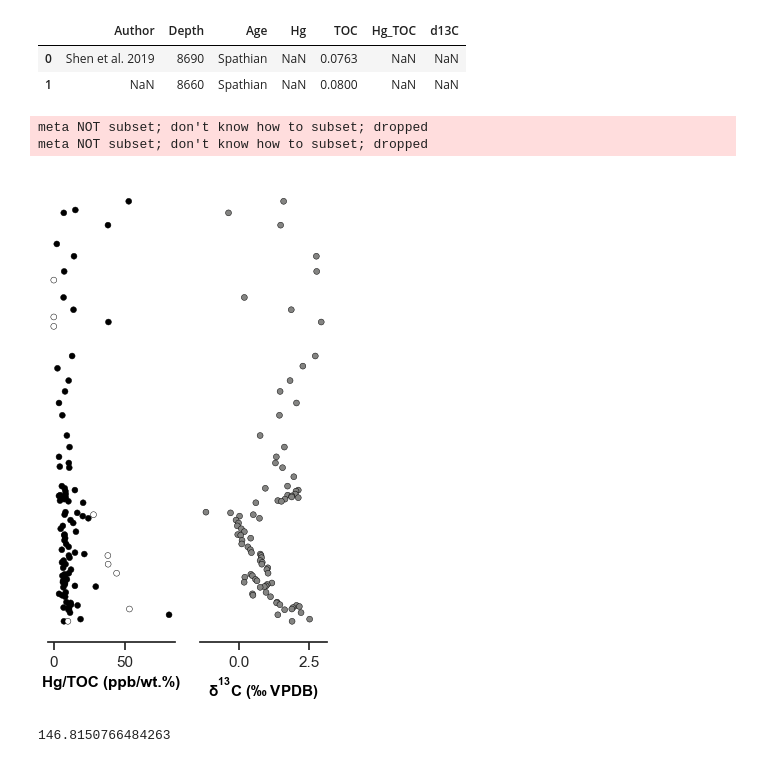
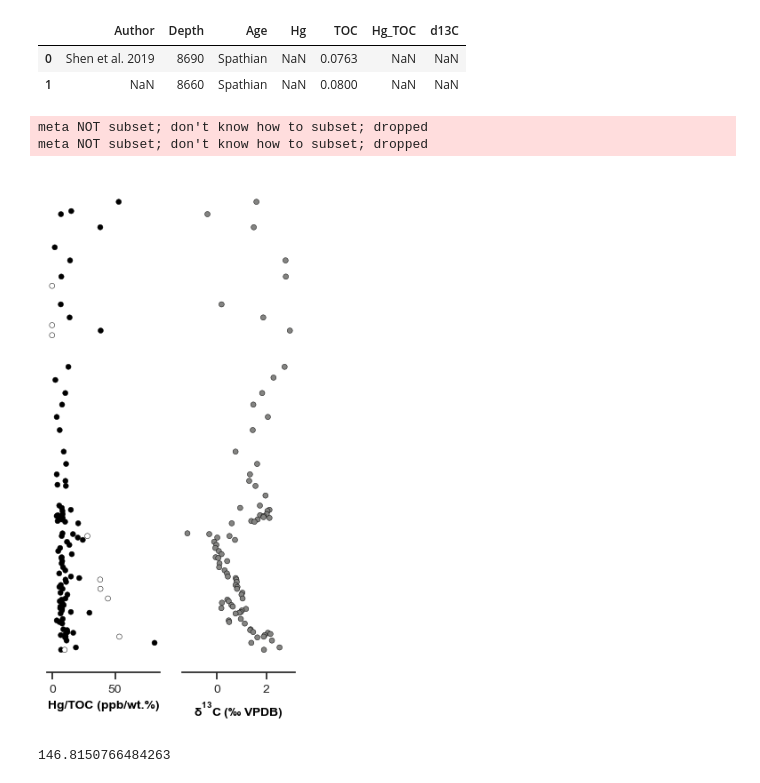
Before and after one commit to oluwaseun-edward/notebooks, a Jupyter notebook: lit_data.ipynb, the cells around one changed output. Cells and saved outputs as stored; diff of their text form; code cells hidden in the pictures.

```diff
--- a/lit_data.ipynb
+++ b/lit_data.ipynb
@@ -64,5 +62,5 @@ ax1.set_xticks([0, 50, 100, 150])
 # %%
-fig, axes = plt.subplots(figsize=(4, 7), nrows=1, ncols = 2, sharey=True)
+fig, axes = plt.subplots(figsize=(3.6, 5.6), nrows=1, ncols = 2, sharey=True)
 ax0, ax1 = axes
 
 ax_list = [ax0, ax0, ax1]
@@ -109,12 +107,12 @@ Hg_TOC = gur.Hg_TOC
 err199 = gur.D199_2se
 d13C = gur.d13C
 # %%
-fig, axes = plt.subplots(figsize=(4, 7), nrows=1, ncols=2, sharey=True)
+fig, axes = plt.subplots(figsize=(3.4, 6), nrows=1, ncols=2, sharey=True)
 ax0, ax1 = axes
 
-ax_list = [ax0, ax0, ax1]
-plt_list = [Hg, Hg_TOC, D199]
-labels = ["Hg (ppb)", "Hg/TOC (ppb/wt.%)", "$\Delta^{199}Hg\;(‰)$"]
+ax_list = [ax0, ax1]
+plt_list = [Hg, D199]
+labels = ["Hg (ppb)", "$\Delta^{199}Hg\;(‰)$"]
 colors = ["black", "white", "black"]
 # remove the y-axis ticks and y-axis itself.
 sns.despine(left=True, right=True, top=True, bottom=False)
@@ -122,15 +120,15 @@ plt.yticks([])
 
 for i in range(len(ax_list)):
     sns.scatterplot(data=gur, x=plt_list[i], y=depth, ax=ax_list[i],
-                    color=colors[i], legend=False, edgecolor='black',
+                    color='black', legend=False, edgecolor='black',
                     size=20,
                     )
     ax_list[i].tick_params(labelsize=10)
     ax_list[i].set_xlabel(labels[i], fontsize=10, c="black", fontweight="bold")
 ax1.errorbar(xerr=err199, y=depth, x=D199, ecolor="black", color="black",
              linestyle='none', elinewidth=0.7, capthick=0.5, mec='black')
-ax0.set_xticks([0, 30, 60, 90], c="black")
+# ax0.set_xticks([0, 20, 40], c="black")
 ax1.axvline(x=-.05, linestyle='--', color='black', linewidth=1)
 ax1.axvline(x=.05, linestyle='--', color='black', linewidth=1)
-# plt.savefig(f'{save_path}Guryul.pdf')
+plt.savefig(f'{save_path}Guryul.pdf')
 # %% [output]
@@ -139,11 +138,11 @@ ax1.axvline(x=.05, linestyle='--', color='black', linewidth=1)
 # %%
-fig, axes = plt.subplots(figsize=(4, 7), nrows=1, ncols=2, sharey=True)
+fig, axes = plt.subplots(figsize=(3.4, 6), nrows=1, ncols=2, sharey=True)
 ax0, ax1 = axes
 
-ax_list = [ax0, ax0, ax1]
-plt_list = [Hg, Hg_TOC, d13C]
-labels = ["Hg (ppb)", "Hg/TOC (ppb/wt.%)", "$\delta^{13}C\;(‰\;VPDB)$"]
-colors = ["black", "white", "#848482"]
+ax_list = [ax0, ax1]
+plt_list = [Hg, d13C]
+labels = ["Hg (ppb)", "$\delta^{13}C\;(‰\;VPDB)$"]
+colors = ["black", "#848482"]
 # remove the y-axis ticks and y-axis itself.
 sns.despine(left=True, right=True, top=True, bottom=False)
 plt.yticks([])
@@ -153,8 +152,8 @@ for i in range(len(ax_list)):
                     color=colors[i], legend=False, edgecolor='black',
                     size=20,
                     )
-    ax_list[i].tick_params(labelsize=11)
-    ax_list[i].set_xlabel(labels[i], fontsize=11, c="black", fontweight="bold")
-ax0.set_xticks([0, 30, 60, 90], c="black")
-# plt.savefig(f'{save_path}Guryul-corr.pdf')
+    ax_list[i].tick_params(labelsize=10)
+    ax_list[i].set_xlabel(labels[i], fontsize=10, c="black", fontweight="bold")
+# ax0.set_xticks([0, 20, 40], c="black")
+plt.savefig(f'{save_path}Guryul-corr.pdf')
 # %% [output]
@@ -326,21 +323,21 @@ zd.head(2)
 | 0 | Shen et al. 2019 | 8690 | Spathian | NaN | 0.0763 | NaN | NaN |
 | 1 | NaN | 8660 | Spathian | NaN | 0.0800 | NaN | NaN |
 # %%
-fig, axes = plt.subplots(figsize=(3.6, 6), nrows=1, ncols=2, sharey=True)
+fig, axes = plt.subplots(figsize=(3.6, 7.2), nrows=1, ncols=2, sharey=True)
 ax0, ax1 = axes
 ax_list = [ax0, ax0, ax1]
 plt_list = [zd.Hg, zd.Hg_TOC, zd.d13C]
 labels = ["Hg", "Hg/TOC (ppb/wt.%)", "$\delta^{13}C\;(‰\;VPDB)$"]
 colors = ["black", "white", "#848482"]
 # remove the y-axis ticks and y-axis itself.
 sns.despine(left=True, right=True, top=True, bottom=False)
 plt.yticks([])
 
-make_plot(zd, 11, 'zd-corr')
+make_plot(zd, 10, 'zd-corr')
 # %% [output]
 meta NOT subset; don't know how to subset; dropped
 meta NOT subset; don't know how to subset; dropped
-[figure, old version]
+[figure, new version]
 # %%
 npds = pd.read_excel(data_path, sheet_name='NPDS')
 depth = npds.Depth
```
Also changed, not shown: parts of 9 cells of this notebook.
